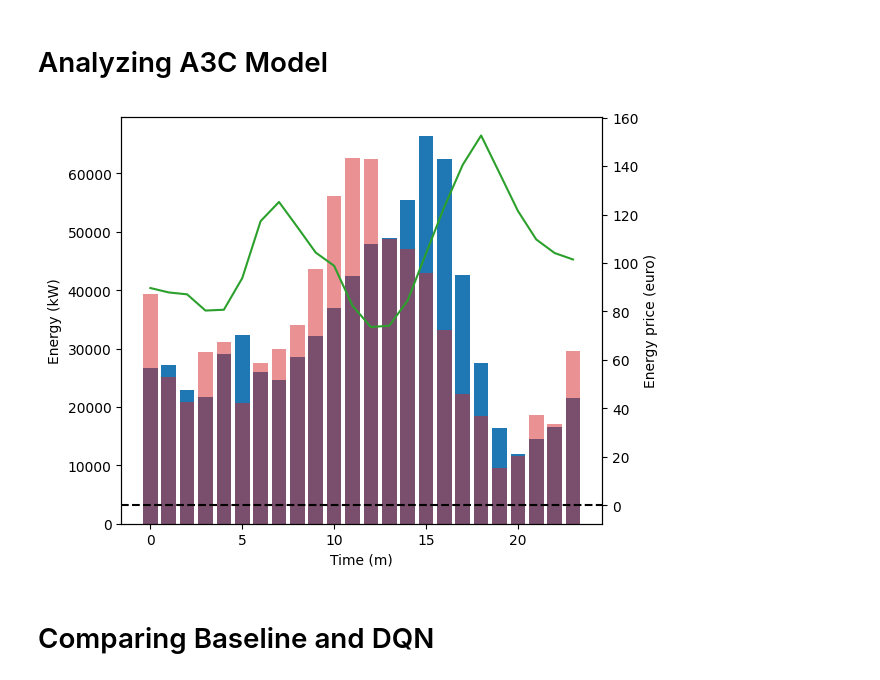
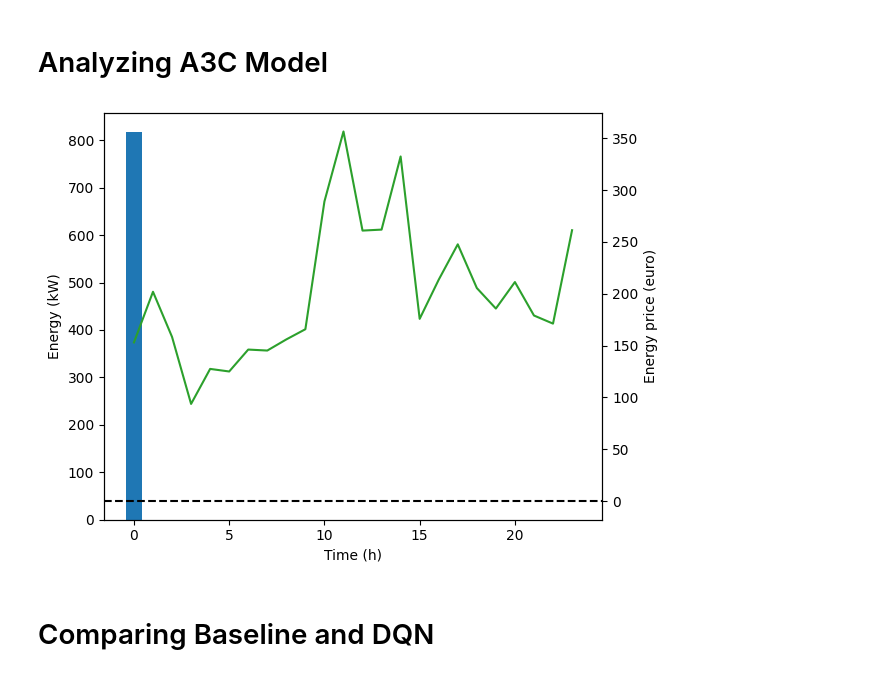
Before and after one commit to leidindi/PPO-RL-AGENT, a Jupyter notebook: model/main_notebook.ipynb, the cells around one changed output. Saved outputs shown, nothing was run; the diff lists cells and outputs as text; code cells hidden in the pictures.

```diff
--- a/model/main_notebook.ipynb
+++ b/model/main_notebook.ipynb
@@ -20,7 +20,7 @@ from itertools import count
 from gymnasium.wrappers import FlattenObservation
 
 days = 7
-day_offset = 238
+day_offset = 20
 charge_penatly_mwh = 0.0
 
 env_train = gym.make('gym_environment:gym_environment/SimpleBattery', days=days, predict=True, day_offset=day_offset, charge_penalty_mwh=charge_penatly_mwh)
@@ -520,8 +520,8 @@ DQN(
 # %% [markdown]
 ## Test Variables
 # %%
-day_offset = 0
-days = 1
+day_offset = 20
+days = 7
 year = 2023
 
 start_offset = day_offset * 1440
@@ -568,21 +568,19 @@ while not terminated:
         next_state = torch.tensor(observation, dtype=torch.float32, device=device).unsqueeze(0).unsqueeze(2)
 
         # Store action and dates
-        if action.item() == 0 and info['charged']:
+        soc_change = info['soc_change']
+        if action.item() == 0 and soc_change:
             dqn_kwh_take.append(kW_min)
             dqn_kwh_give.append(0)
-            imbalance_reward = - (test_imb['imbalance_take_price'][start_offset + i] / 1000.0 * kW_min)
-        elif action.item() == 1 and info['charged']:
+        elif action.item() == 1 and soc_change:
             dqn_kwh_take.append(0)
             dqn_kwh_give.append(kW_min)
-            imbalance_reward = test_imb['imbalance_feed_price'][start_offset + i] / 1000.0 * kW_min
         else:
             dqn_kwh_take.append(0)
             dqn_kwh_give.append(0)
-            imbalance_reward = 0
         episode_energy_price.append(info['imb']['imbalance_take_price'])
-        total_dqn_imbalance_reward += imbalance_reward
-        dqn_reward.append(imbalance_reward)
+        total_dqn_imbalance_reward += info['imbalance_reward']
+        dqn_reward.append(info['imbalance_reward'])
 
         dqn_soc.append(observation[0])
         # print("SOC: {} Reward: {}".format(observation[0], reward.item()))
@@ -626,7 +624,7 @@ def load_hypers(model_path):
     return data
 
 for file_path in glob.glob(folder_path + "/*.pt"):
-    file_path = "./models/A3C/A3C_525score_1593ep_1days0_20.0pen.pt"
+    file_path = "./models/A3C/A3C_103score_444ep_7days20_0.0pen.pt"
 
     print("Processing file: ", file_path)
 
@@ -670,25 +668,23 @@ for file_path in glob.glob(folder_path + "/*.pt"):
         else:
             next_state = torch.tensor(observation, dtype=torch.float32, device=device).unsqueeze(0)
 
+            soc_change = info['soc_change']
             # Store action and dates
-            if action.item() == 0 and info['charged']:
+            if action.item() == 0 & soc_change:
                 a3c_kwh_take.append(kW_min)
                 a3c_kwh_give.append(0)
-                imbalance_reward = - (test_imb['imbalance_take_price'][start_offset + i] / 1000.0 * kW_min)
-            elif action.item() == 1 and info['charged']:
+            elif action.item() == 1 & soc_change:
                 a3c_kwh_take.append(0)
                 a3c_kwh_give.append(kW_min)
-                imbalance_reward = test_imb['imbalance_feed_price'][start_offset + i] / 1000.0 * kW_min
             else:
                 a3c_kwh_take.append(0)
                 a3c_kwh_give.append(0)
-                imbalance_reward = 0
             episode_energy_price.append(info['imb']['imbalance_take_price'])
-            total_a3c_imbalance_reward += imbalance_reward
-            a3c_reward.append(imbalance_reward)
+            total_a3c_imbalance_reward += info['imbalance_reward']
+            a3c_reward.append(info['imbalance_reward'])
 
             a3c_soc.append(observation[0])
-            # print("SOC: {} Reward: {}".format(observation[0], reward.item()))
+            # print("SOC: {} Reward: {}".format(observation[0], reward))
 
         ac_str = ""
         if action.item() == 0:
@@ -698,7 +694,7 @@ for file_path in glob.glob(folder_path + "/*.pt"):
         else:
             ac_str = "hold"
 
-        if test_imb['imbalance_regulation_state'][start_offset + i] == 2:
+        if test_imb['imbalance_regulation_state'][start_offset + i] == -2:
             print("Action: {} Reward: {}".format(ac_str, reward))
             print("Time: {}".format(test_imb['time'][start_offset + i]))
             print("Feed price: {}".format(test_imb['high_feed_price'][start_offset + i]))
@@ -976,35 +956,35 @@ daily_take = np.array(a3c_kwh_take).reshape(days, 24, 60)
 daily_give = np.array(a3c_kwh_give).reshape(days, 24, 60)
 daily_price = np.array(episode_energy_price).reshape(days, 24, 60)
 
 hourday_average_take = np.sum(daily_take, axis = 2)
 hourday_average_give = np.sum(daily_give, axis = 2)
 hourday_average_price = np.mean(daily_price, axis = 2)
 
 overall_hour_take = np.sum(hourday_average_take, axis = 0)
 overall_hour_give = np.sum(hourday_average_give, axis = 0)
 overall_hour_price = np.mean(hourday_average_price, axis = 0)
 
 x = range(24)
 
 color = 'k'
-ax1.set_xlabel('Time (m)')
+ax1.set_xlabel('Time (h)')
 ax1.set_ylabel('Energy (kW)', color=color)
 ax1.bar(x, overall_hour_give, color='tab:blue', alpha=1)
 ax1.bar(x, overall_hour_take, color='tab:red', alpha=0.5)
 ax1.tick_params(axis='y', labelcolor=color)
 
 ax2 = ax1.twinx()
 
 color = 'k'
 ax2.set_ylabel('Energy price (euro)', color=color)
 ax2.plot(overall_hour_price, color='tab:green')
 ax2.tick_params(axis='y', labelcolor=color)
 
 fig.tight_layout()
 plt.axhline(y=0, color='black', linestyle='--')
 plt.show()
 # %% [output]
-[figure, old version]
+[figure, new version]
 # %% [markdown]
 # Comparing Baseline and DQN
 # %%
```
Also changed, not shown: parts of 4 cells of this notebook, 33 other files.
